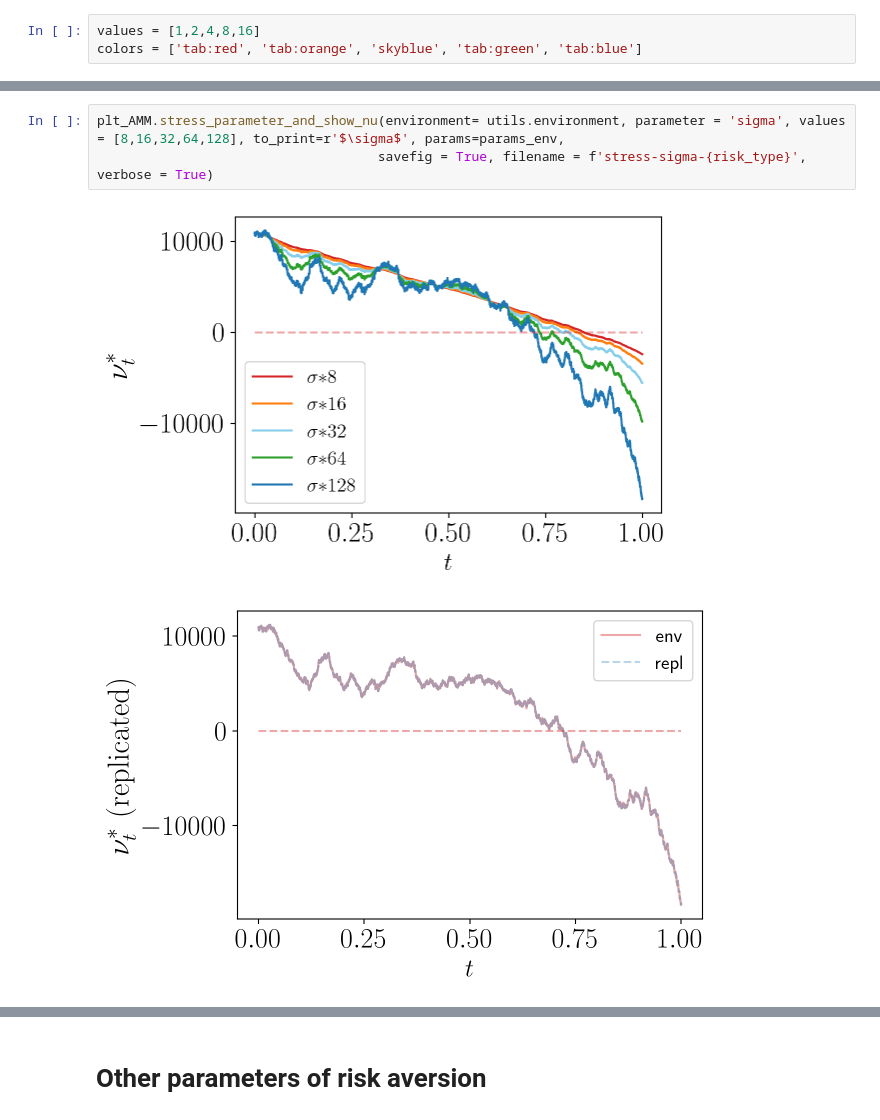
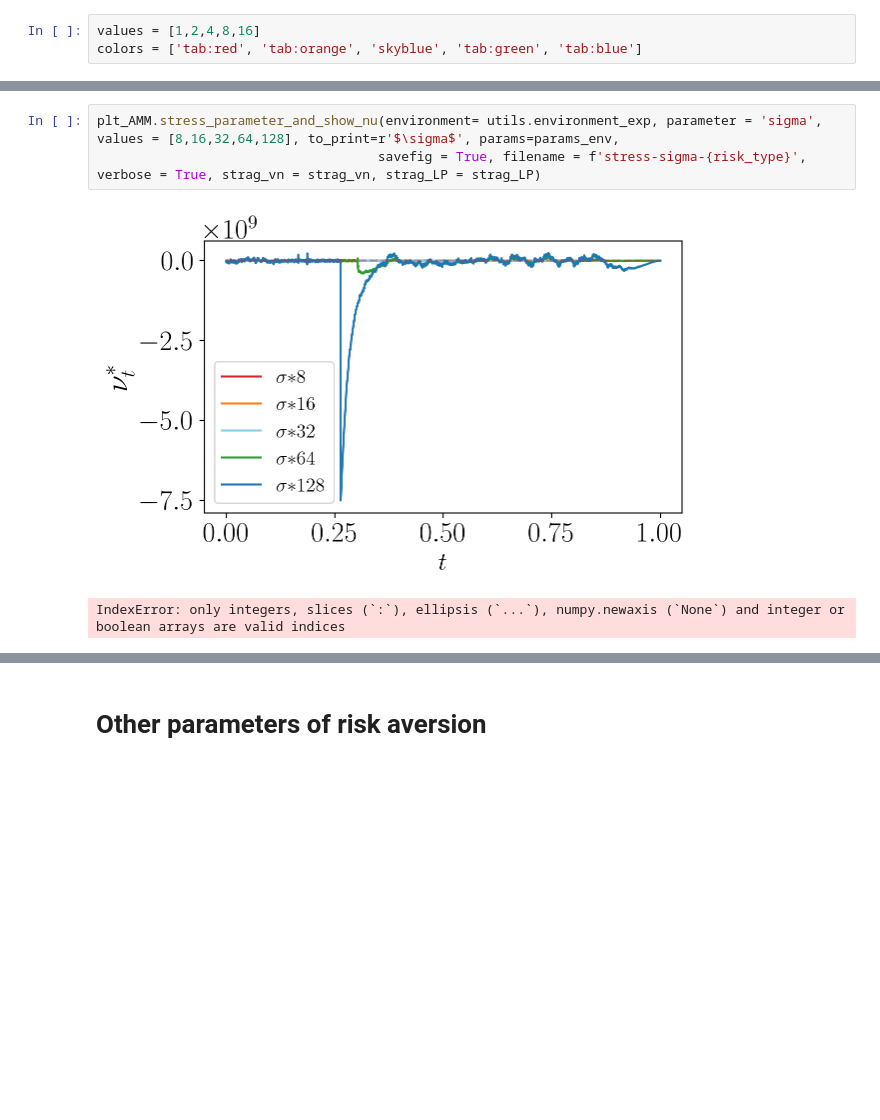
Before and after one commit to muhammadalifaqsha/amm-make-take-fee, a Jupyter notebook: 2-plots-risk-averse.ipynb, the cells around one changed output, grey strips where cells are left out. Drawn from its saved outputs; the diff is of its cells as text; blank space fills up the shorter version.

```diff
--- a/2-plots-risk-averse.ipynb
+++ b/2-plots-risk-averse.ipynb
@@ -246,7 +223,7 @@ When tempLP = 3.2e-06  and gamma =1.6e-09 we should start negative
 # %%
-plt_AMM.stress_parameter_and_show_nu(environment= utils.environment, parameter = 'sigma', values = [8,16,32,64,128], to_print=r'$\sigma$', params=params_env,
-                                    savefig = True, filename = f'stress-sigma-{risk_type}', verbose = True)
+plt_AMM.stress_parameter_and_show_nu(environment= utils.environment_exp, parameter = 'sigma', values = [8,16,32,64,128], to_print=r'$\sigma$', params=params_env,
+                                    savefig = True, filename = f'stress-sigma-{risk_type}', verbose = True, strag_vn = strag_vn, strag_LP = strag_LP)
 # %% [output]
-[figure, old version]
+[figure, new version]
-[figure, removed]
+IndexError: only integers, slices (`:`), ellipsis (`...`), numpy.newaxis (`None`) and integer or boolean arrays are valid indices
 # %%
```
Also changed, not shown: parts of 23 cells of this notebook, 1 other file.
